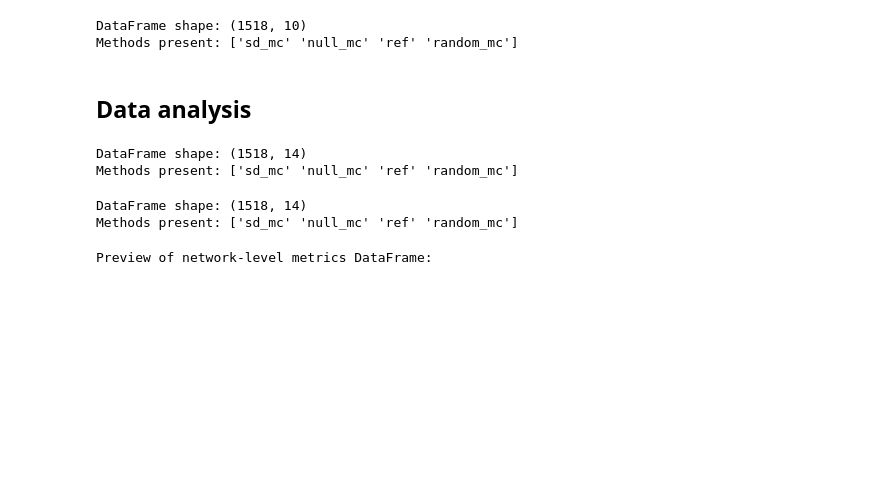
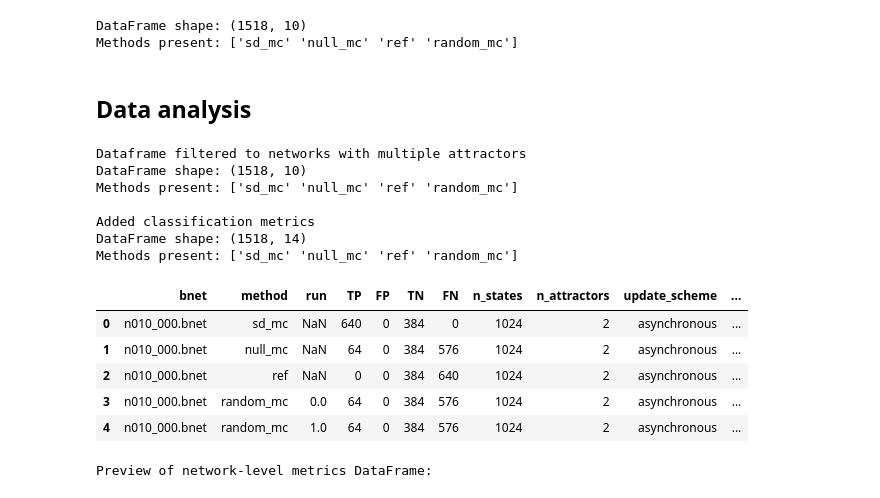
Before and after one commit to kyuhyongpark/sdmarkov, a Jupyter notebook: notebooks/strong_basins.ipynb, the cells around one changed output. Saved outputs shown, nothing was run; the diff lists cells and outputs as text; code cells hidden in the pictures; blank space fills up the shorter version.

Commit message:
refactor attractor convergence notebook

```diff
--- a/notebooks/strong_basins.ipynb
+++ b/notebooks/strong_basins.ipynb
@@ -34,7 +34,7 @@ from sdmarkov.analysis.utils import load_or_generate_data, add_classification_me
 # %% [markdown]
 ## Data generation or loading
 # %%
-def get_data(
+def get_data_strong_basins(
     bnet,
     bnet_name=None,
     update="asynchronous",
@@ -93,7 +93,8 @@ def get_data(
     null_strong_basins = grouped_strong_basins(Tnull, null_indices, predicted_attractor_indices, DEBUG=DEBUG)
 
     # Find TP, FP, TN, FN and add to rows
-    def add_row(method, TP, FP, TN, FN, run=None):
+    def add_row(method, predictions, run=None):
+        TP, FP, TN, FN = get_confusion_matrix(strong_basins, predictions, partial=True, DEBUG=DEBUG)
         rows.append({
             "bnet": bnet_name,
             "method": method,
@@ -106,29 +107,24 @@ def get_data(
             "n_attractors": n_attractors,
         })
 
-    for method, prediction in [
-        ("sd_mc", sd_strong_basins),
-        ("null_mc", null_strong_basins),
-        ("ref", ref_strong_basins),
-    ]:
-        TP, FP, TN, FN = get_confusion_matrix(strong_basins, prediction, partial=True, DEBUG=DEBUG)
-        add_row(method, TP, FP, TN, FN)
+    add_row("sd_mc", sd_strong_basins)
+    add_row("null_mc", null_strong_basins)
+    add_row("ref", ref_strong_basins)
 
     for i in range(num_runs):
         random_indices = random_grouping(sd_indices, null_indices, seed=i, DEBUG=DEBUG)
         Trandom = compress_matrix(T, random_indices, DEBUG=DEBUG)
+
         random_strong_basins = grouped_strong_basins(Trandom, random_indices, predicted_attractor_indices, DEBUG=DEBUG)
 
-        TP, FP, TN, FN = get_confusion_matrix(strong_basins, random_strong_basins, partial=True, DEBUG=DEBUG)
-
-        add_row("random_mc", TP, FP, TN, FN, run=i)
+        add_row("random_mc", random_strong_basins, run=i)
 
     return pd.DataFrame(rows)
 # %%
 df = load_or_generate_data(
     data_csv=DATA_CSV,
     generate_data=GENERATE_DATA,
-    data_function=get_data,
+    data_function=get_data_strong_basins,
     model_directory=MODEL_DIRECTORY,
     update=UPDATE,
     n_random=N_RANDOM,
@@ -154,23 +150,36 @@ DataFrame shape: (1518, 10)
 Methods present: ['sd_mc' 'null_mc' 'ref' 'random_mc']
 # %% [markdown]
 ## Data analysis
-# %%
-df = add_classification_metrics(df)
-
-print("\nDataFrame shape:", df.shape)
-print("Methods present:", df.method.unique())
-# %% [output]
-DataFrame shape: (1518, 14)
-Methods present: ['sd_mc' 'null_mc' 'ref' 'random_mc']
 # %%
 # filter out networks with a single attractor
 df_multi = df[df["n_attractors"] > 1].copy()
 
-print("\nDataFrame shape:", df_multi.shape)
+print("Dataframe filtered to networks with multiple attractors")
+print("DataFrame shape:", df_multi.shape)
 print("Methods present:", df_multi.method.unique())
+
+# add precision, recall, specificity, and NPV
+df_multi = add_classification_metrics(df_multi)
+
+print("\nAdded classification metrics")
+print("DataFrame shape:", df_multi.shape)
+print("Methods present:", df_multi.method.unique())
+
+display(df_multi.head())
 # %% [output]
+Dataframe filtered to networks with multiple attractors
+DataFrame shape: (1518, 10)
+Methods present: ['sd_mc' 'null_mc' 'ref' 'random_mc']
+
+Added classification metrics
 DataFrame shape: (1518, 14)
 Methods present: ['sd_mc' 'null_mc' 'ref' 'random_mc']
+|  | bnet | method | run | TP | FP | TN | FN | n_states | n_attractors | update_scheme | ... |
+| 0 | n010_000.bnet | sd_mc | NaN | 640 | 0 | 384 | 0 | 1024 | 2 | asynchronous | ... |
+| 1 | n010_000.bnet | null_mc | NaN | 64 | 0 | 384 | 576 | 1024 | 2 | asynchronous | ... |
+| 2 | n010_000.bnet | ref | NaN | 0 | 0 | 384 | 640 | 1024 | 2 | asynchronous | ... |
+| 3 | n010_000.bnet | random_mc | 0.0 | 64 | 0 | 384 | 576 | 1024 | 2 | asynchronous | ... |
+| 4 | n010_000.bnet | random_mc | 1.0 | 64 | 0 | 384 | 576 | 1024 | 2 | asynchronous | ... |
 # %%
 df_metrics = network_level_metrics_df(df=df_multi)
 
```
Also changed, not shown: parts of 1 cell of this notebook, 9 other files.
